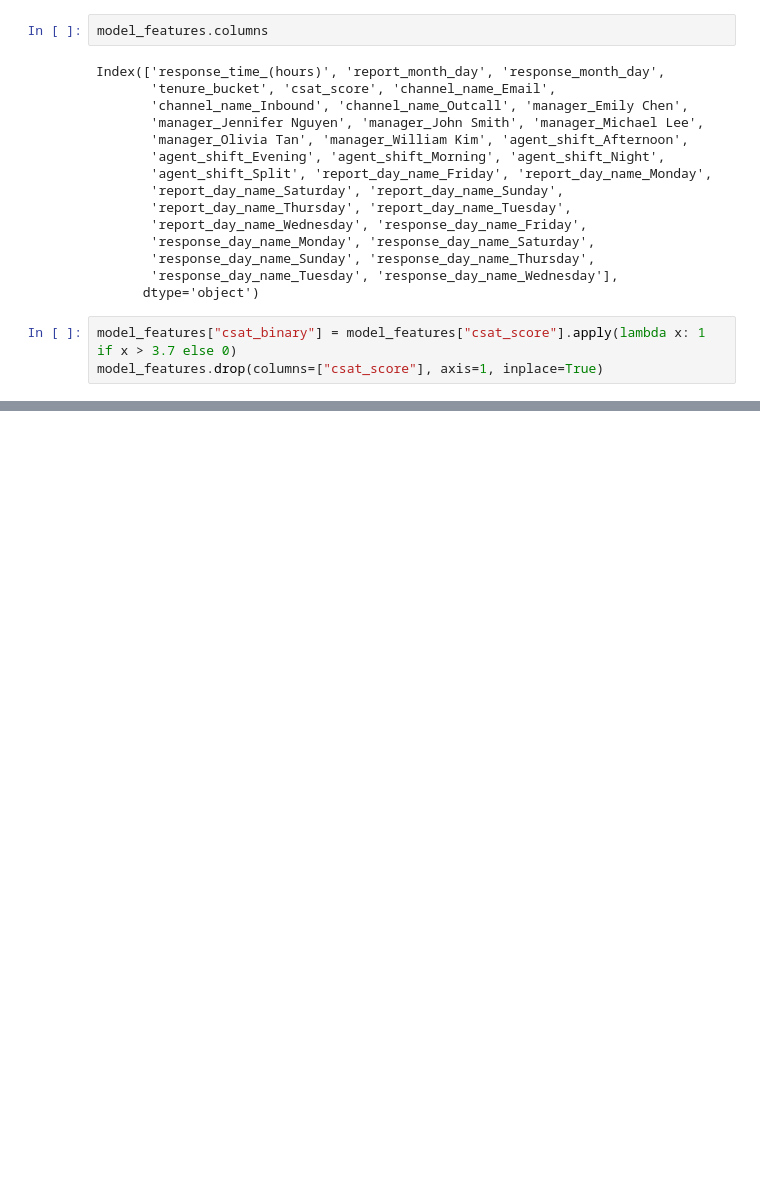
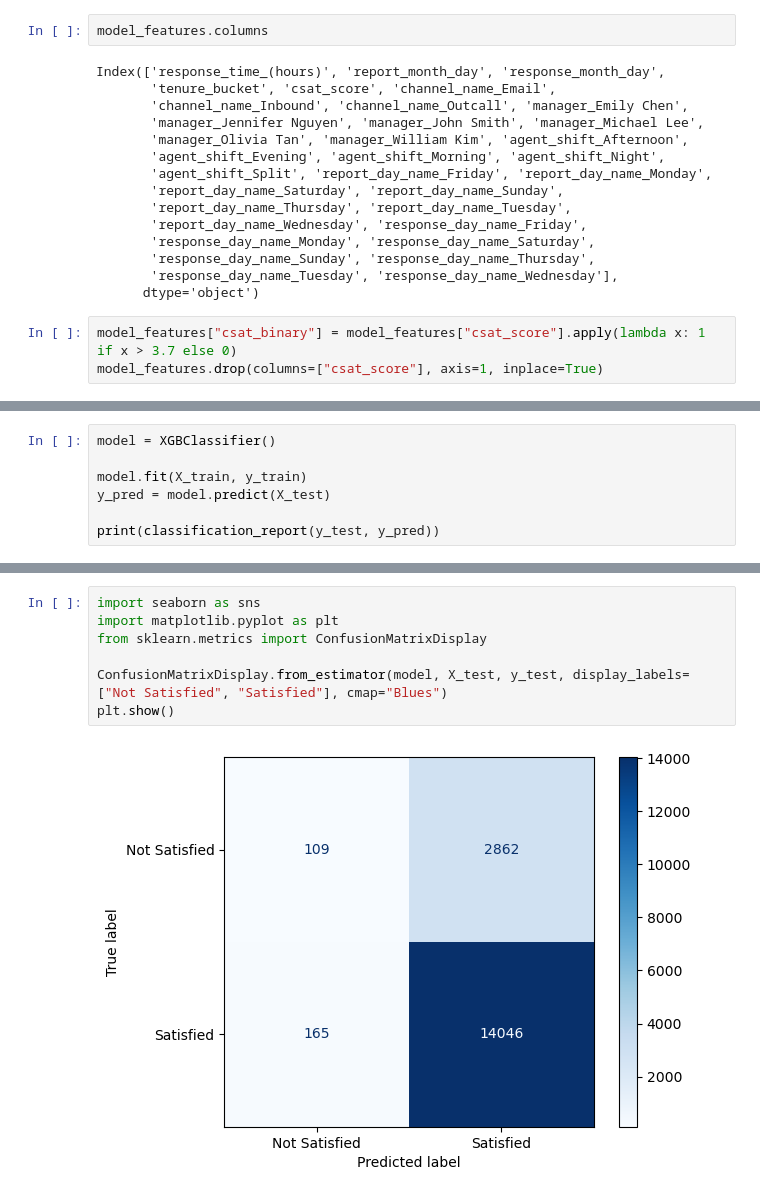
Before and after one commit to Danny-Dalo/Customer-Support-Data, a Jupyter notebook: model_build.ipynb, the cells around one changed output, grey strips where cells are left out. Cells and saved outputs as stored; diff of their text form; blank space fills up the shorter version.

```diff
--- a/model_build.ipynb
+++ b/model_build.ipynb
@@ -75,0 +80,7 @@ X_train, X_test, y_train, y_test = train_test_split(X, y, test_size=0.2, random_
+# %%
+model = XGBClassifier()
+
+model.fit(X_train, y_train)
+y_pred = model.predict(X_test)
+
+print(classification_report(y_test, y_pred))
@@ -75,0 +96,9 @@ X_train, X_test, y_train, y_test = train_test_split(X, y, test_size=0.2, random_
+# %%
+import seaborn as sns
+import matplotlib.pyplot as plt
+from sklearn.metrics import ConfusionMatrixDisplay
+
+ConfusionMatrixDisplay.from_estimator(model, X_test, y_test, display_labels=["Not Satisfied", "Satisfied"], cmap="Blues")
+plt.show()
+# %% [output]
+[figure, added]
```
Also changed, not shown: parts of 7 cells of this notebook, 1 other file.
